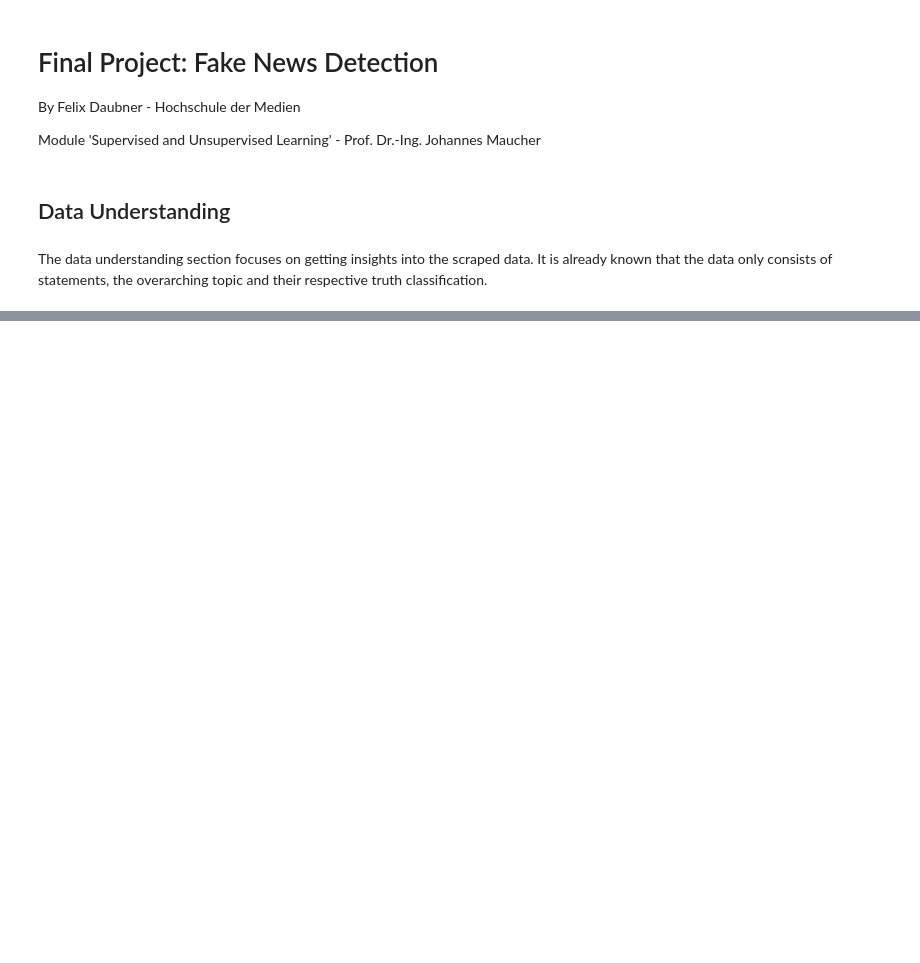
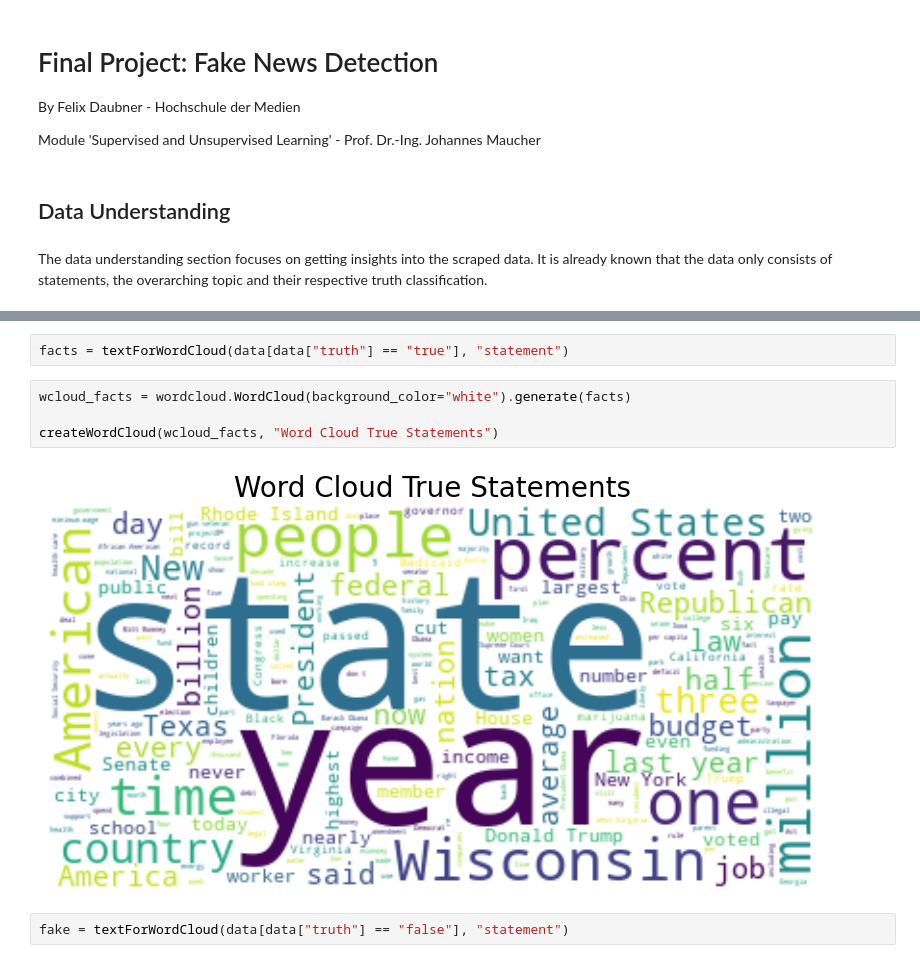
Before and after one commit to felixdaubner/fake-news-detection, a Jupyter notebook: 03_data-understanding.ipynb, the cells around one changed output, grey strips where cells are left out. Saved outputs shown, nothing was run; the diff lists cells and outputs as text; blank space fills up the shorter version.

```diff
--- a/03_data-understanding.ipynb
+++ b/03_data-understanding.ipynb
@@ -34,0 +134,10 @@ data
+# %%
+facts = textForWordCloud(data[data["truth"] == "true"], "statement")
+# %%
+wcloud_facts = wordcloud.WordCloud(background_color="white").generate(facts)
+
+createWordCloud(wcloud_facts, "Word Cloud True Statements")
+# %% [output]
+[figure, added]
+# %%
+fake = textForWordCloud(data[data["truth"] == "false"], "statement")
```
Also changed, not shown: parts of 25 cells of this notebook.
